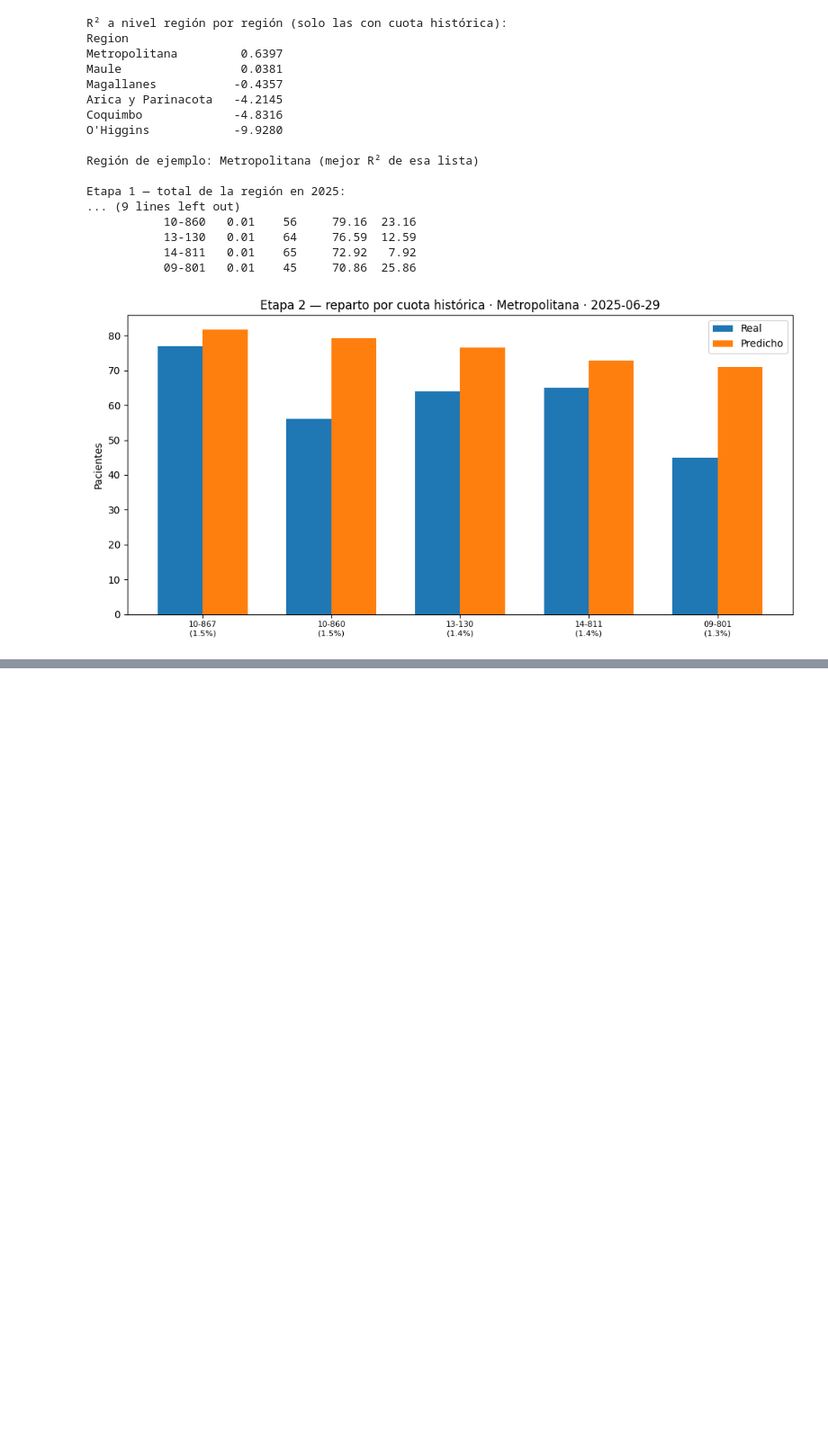
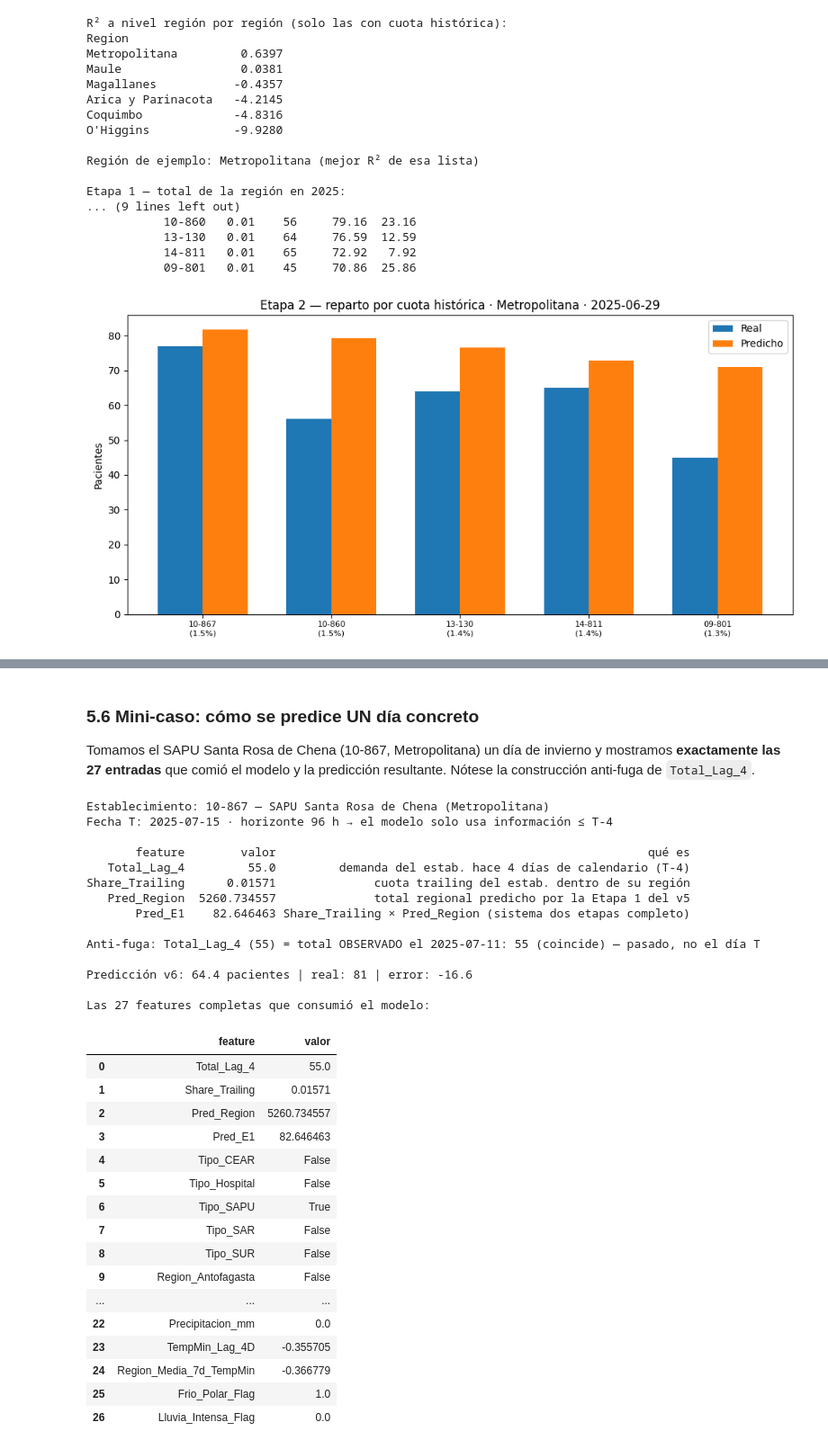
Before and after one commit to bupsidu/Healthcare_Analytics_Project, a Jupyter notebook: Modelo/notebooks/03_demo_prediccion_96h.ipynb, the cells around one changed output, grey strips where cells are left out. Shown at 90% size. Drawn from its saved outputs; the diff is of its cells as text; code cells hidden in the pictures; blank space fills up the shorter version.

```diff
--- a/Modelo/notebooks/03_demo_prediccion_96h.ipynb
+++ b/Modelo/notebooks/03_demo_prediccion_96h.ipynb
@@ -482,0 +842,78 @@ plt.show()
+# %% [markdown]
+### 5.6 Mini-caso: cómo se predice UN día concreto
+
+Tomamos el SAPU Santa Rosa de Chena (10-867, Metropolitana) un día de
+invierno y mostramos **exactamente las 27 entradas** que comió el modelo y la
+predicción resultante. Nótese la construcción anti-fuga de `Total_Lag_4`.
+# %%
+cod_ej, fecha_T = "10-867", pd.Timestamp("2025-07-15")
+fila = direct_test[(direct_test["IdLimpio"] == cod_ej)
+                   & (direct_test["Fecha"] == fecha_T)].iloc[0]
+
+nombre_ej = (df_v6[df_v6["IdEstablecimiento"].str.strip() == cod_ej]
+             ["NEstablecimiento"].iloc[0])
+print(f"Establecimiento: {cod_ej} — {nombre_ej} (Metropolitana)")
+print(f"Fecha T: {fecha_T.date()} · horizonte 96 h → el modelo solo usa "
+      f"información ≤ T-4\n")
+
+# Las 4 features «core», con su significado
+nombres_core = {
+    "Total_Lag_4": "demanda del estab. hace 4 días de calendario (T-4)",
+    "Share_Trailing": "cuota trailing del estab. dentro de su región",
+    "Pred_Region": "total regional predicho por la Etapa 1 del v5",
+    "Pred_E1": "Share_Trailing × Pred_Region (sistema dos etapas completo)",
+}
+caso = pd.DataFrame({
+    "feature": feature_cols_v6,
+    "valor": [fila[c] for c in feature_cols_v6],
+})
+core = caso[caso["feature"].isin(nombres_core)].copy()
+core["qué es"] = core["feature"].map(nombres_core)
+print(core[["feature", "valor", "qué es"]].round(3).to_string(index=False))
+
+# Anti-fuga en vivo: el lag debe coincidir con el total OBSERVADO en T-4
+fecha_t4 = fecha_T - pd.Timedelta(days=4)
+real_t4 = eval_v6[(eval_v6["IdLimpio"] == cod_ej) & (eval_v6["Fecha"] == fecha_t4)]
+if len(real_t4):
+    coincide = abs(fila["Total_Lag_4"] - real_t4["Total"].iloc[0]) < 1e-9
+    print(f"\nAnti-fuga: Total_Lag_4 ({fila['Total_Lag_4']:.0f}) = total OBSERVADO "
+          f"el {fecha_t4.date()}: {real_t4['Total'].iloc[0]:.0f} "
+          f"({'coincide' if coincide else 'DIFIERE'}) — pasado, no el día T")
+
+print(f"\nPredicción v6: {fila['pred']:.1f} pacientes | "
+      f"real: {fila['Total']:.0f} | error: {fila['pred'] - fila['Total']:+.1f}")
+
+print("\nLas 27 features completas que consumió el modelo:")
+caso.round(4)
+# %% [output]
+Establecimiento: 10-867 — SAPU Santa Rosa de Chena (Metropolitana)
+Fecha T: 2025-07-15 · horizonte 96 h → el modelo solo usa información ≤ T-4
+
+       feature        valor                                                     qué es
+   Total_Lag_4         55.0         demanda del estab. hace 4 días de calendario (T-4)
+Share_Trailing      0.01571              cuota trailing del estab. dentro de su región
+   Pred_Region  5260.734557              total regional predicho por la Etapa 1 del v5
+       Pred_E1    82.646463 Share_Trailing × Pred_Region (sistema dos etapas completo)
+
+Anti-fuga: Total_Lag_4 (55) = total OBSERVADO el 2025-07-11: 55 (coincide) — pasado, no el día T
+
+Predicción v6: 64.4 pacientes | real: 81 | error: -16.6
+
+Las 27 features completas que consumió el modelo:
+|  | feature | valor |
+| 0 | Total_Lag_4 | 55.0 |
+| 1 | Share_Trailing | 0.01571 |
+| 2 | Pred_Region | 5260.734557 |
+| 3 | Pred_E1 | 82.646463 |
+| 4 | Tipo_CEAR | False |
+| 5 | Tipo_Hospital | False |
+| 6 | Tipo_SAPU | True |
+| 7 | Tipo_SAR | False |
+| 8 | Tipo_SUR | False |
+| 9 | Region_Antofagasta | False |
+| ... | ... | ... |
+| 22 | Precipitacion_mm | 0.0 |
+| 23 | TempMin_Lag_4D | -0.355705 |
+| 24 | Region_Media_7d_TempMin | -0.366779 |
+| 25 | Frio_Polar_Flag | 1.0 |
+| 26 | Lluvia_Intensa_Flag | 0.0 |
```
Also changed, not shown: parts of 15 cells of this notebook, 12 other files.
